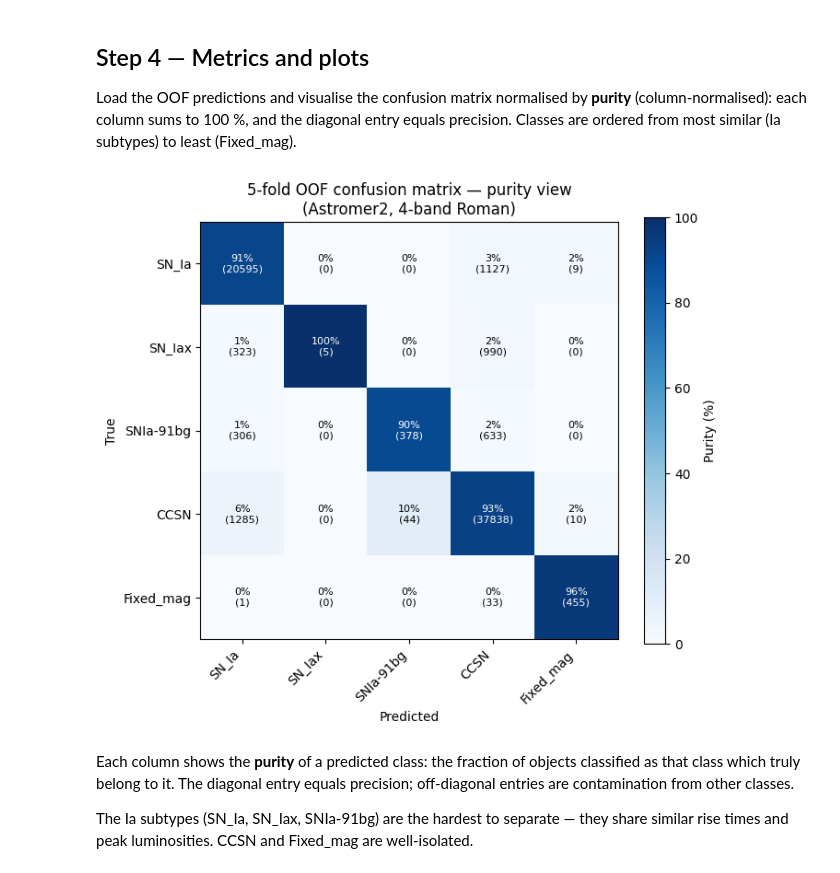
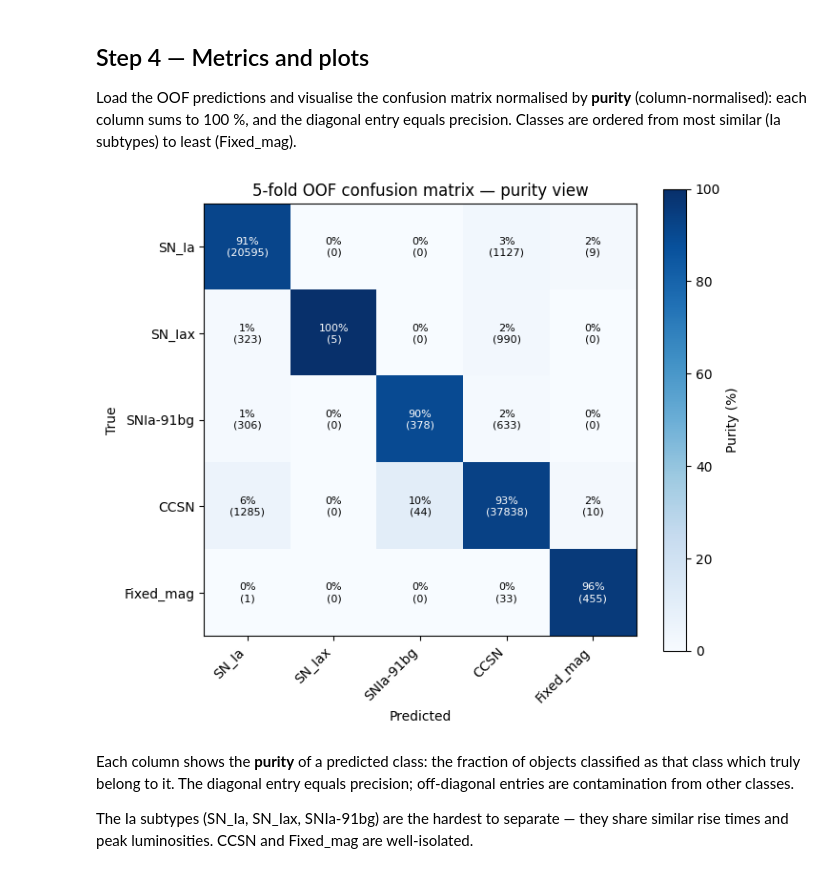
Before and after one commit to light-curve/light-curve-python, a Jupyter notebook: docs/embed/pre-executed/classification.ipynb, the cells around one changed output. Saved outputs shown, nothing was run; the diff lists cells and outputs as text; code cells hidden in the pictures.

```diff
--- a/docs/embed/pre-executed/classification.ipynb
+++ b/docs/embed/pre-executed/classification.ipynb
@@ -202,35 +202,35 @@ cm = confusion_matrix(y, oof_pred)
 
 ORDER = ["SN_Ia", "SN_Iax", "SNIa-91bg", "CCSN", "Fixed_mag"]
 idx = [class_names.index(c) for c in ORDER]
 cm = cm[np.ix_(idx, idx)]
 
 col_sums = cm.sum(axis=0, keepdims=True)
 cm_purity = np.where(col_sums > 0, cm / col_sums * 100, 0.0)
 
 labels = np.array([
     [f"{p:.0f}%\n({n})" for p, n in zip(row_p, row_n)]
     for row_p, row_n in zip(cm_purity, cm)
 ])
 
 n = len(ORDER)
 fig, ax = plt.subplots(figsize=(7, 6))
 im = ax.imshow(cm_purity, cmap="Blues", vmin=0, vmax=100)
 fig.colorbar(im, ax=ax).set_label("Purity (%)")
 ax.set_xticks(range(n))
 ax.set_yticks(range(n))
 ax.set_xticklabels(ORDER, rotation=45, ha="right")
 ax.set_yticklabels(ORDER)
 ax.set_xlabel("Predicted")
 ax.set_ylabel("True")
 for i in range(n):
     for j in range(n):
         ax.text(j, i, labels[i, j], ha="center", va="center", fontsize=8,
                 color="white" if cm_purity[i, j] > 55 else "black")
-ax.set_title("5-fold OOF confusion matrix \u2014 purity view\n(Astromer2, 4-band Roman)")
+ax.set_title("5-fold OOF confusion matrix \u2014 purity view")
 plt.tight_layout()
 plt.show()
 # %% [output]
-[figure, old version]
+[figure, new version]
 # %% [markdown]
 Each column shows the **purity** of a predicted class: the fraction of objects classified
 as that class which truly belong to it.  The diagonal entry equals precision; off-diagonal
```
